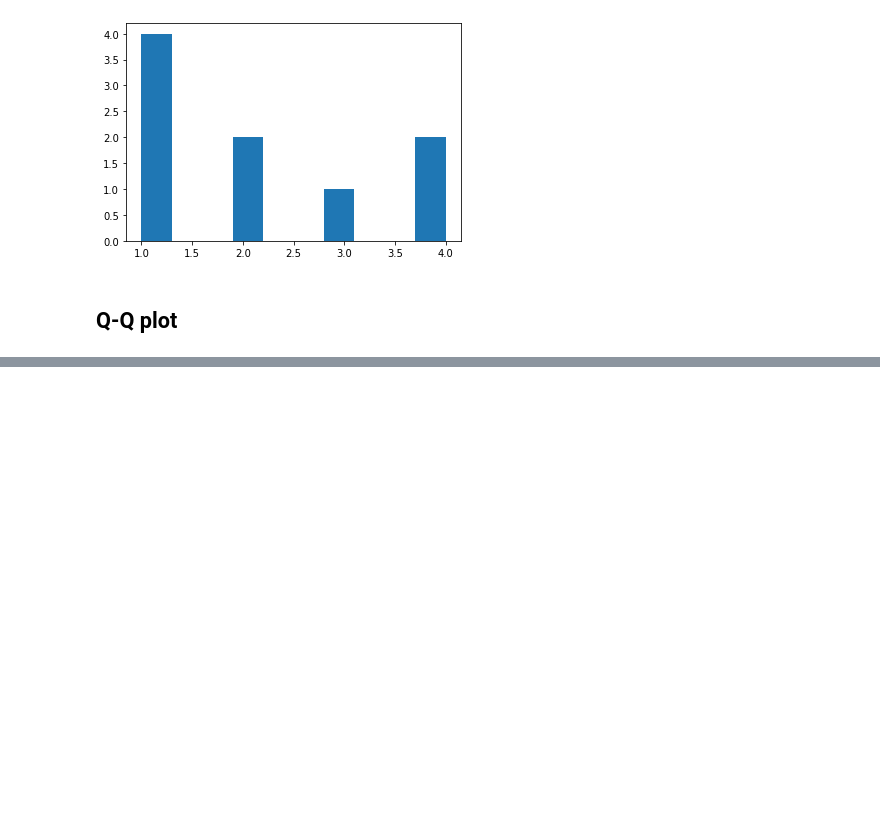
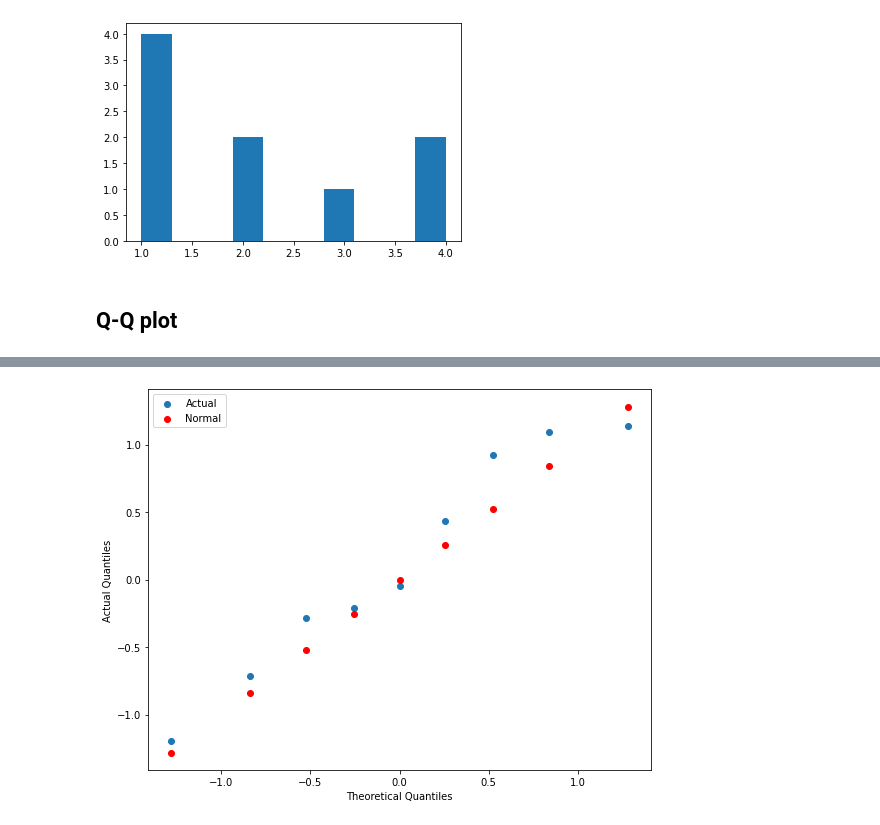
Before and after one commit to Vangolds/DPDM, a Jupyter notebook: Data102.ipynb, the cells around one changed output, grey strips where cells are left out. Saved outputs shown, nothing was run; the diff lists cells and outputs as text; code cells hidden in the pictures; blank space fills up the shorter version.

```diff
--- a/Data102.ipynb
+++ b/Data102.ipynb
@@ -327,0 +337,9 @@ Text(0.5, 1.0, 'Normal Q-Q plot')
+# %%
+import numpy as np
+import matplotlib.pyplot as plt
+import pandas as pd
+from scipy.stats import norm
+
+N = 10
+t_dist = sorted(np.random.standard_t(1, size=10))
+t_dist
@@ -327,0 +357,12 @@ Text(0.5, 1.0, 'Normal Q-Q plot')
+# %%
+t_dist_quantiles = []
+quantiles_percent = []
+for i, val in enumerate(t_dist[:-1]):
+    t_dist_quantiles.append((val + t_dist[i+1])/2)
+    quantiles_percent.append((i+1)/len(t_dist))
+# %%
+qp_array = np.array(quantiles_percent).reshape(-1,1)
+tq_array = np.array(t_dist_quantiles).reshape(-1,1)
+qq_df = pd.DataFrame(np.concatenate((qp_array, tq_array), axis=1),
+                     columns=['percent_below', 'quantile'])
+print(qq_df)
@@ -327,0 +380,3 @@ Text(0.5, 1.0, 'Normal Q-Q plot')
+# %%
+qq_df['theoretical_quantile'] = [norm.ppf(percentage) for percentage in qq_df['percent_below']]
+print(qq_df)
@@ -327,0 +394,14 @@ Text(0.5, 1.0, 'Normal Q-Q plot')
+# %%
+plt.subplots(figsize=(9,7))
+plt.scatter(x=qq_df['theoretical_quantile'],
+            y=qq_df['quantile'], label='Actual');
+plt.scatter(x=qq_df['theoretical_quantile'],
+            y=qq_df['theoretical_quantile'],
+            c='red', label='Normal')
+plt.xlabel('Theoretical Quantiles')
+plt.ylabel('Actual Quantiles')
+plt.legend()
+plt.savefig('qq_plot', bpi=150);
+plt.show()
+# %% [output]
+[figure, added]
```
Also changed, not shown: parts of 7 cells of this notebook.
